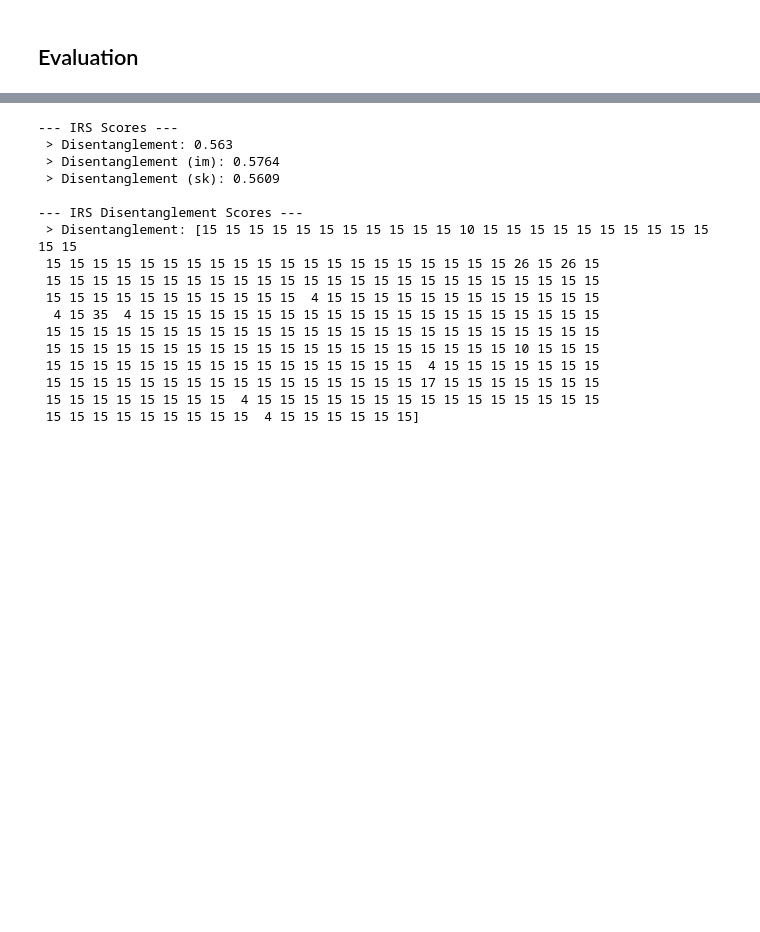
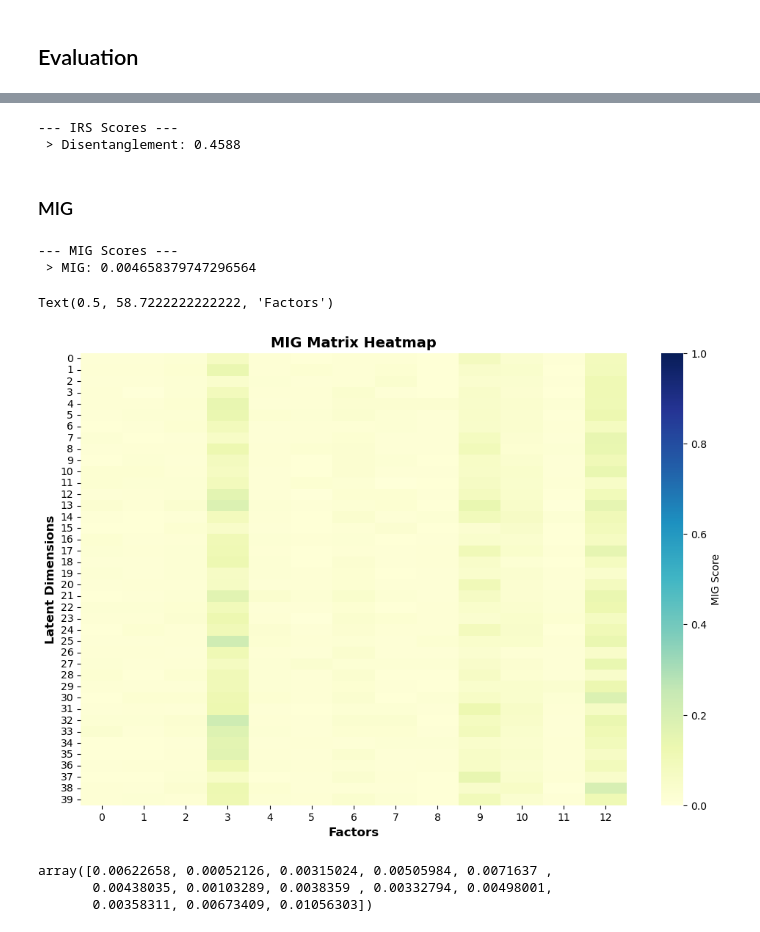
Before and after one commit to ClarysseArthur/VUB-MT-Development, a Jupyter notebook: Models/GenRKM-MMCelebHQ-V3/model.ipynb, the cells around one changed output, grey strips where cells are left out. Drawn from its saved outputs; the diff is of its cells as text; code cells hidden in the pictures; blank space fills up the shorter version.

```diff
--- a/Models/GenRKM-MMCelebHQ-V3/model.ipynb
+++ b/Models/GenRKM-MMCelebHQ-V3/model.ipynb
@@ -376,30 +392,21 @@ Z_subset = ['Brown_Hair','Pointy_Nose','Bangs','Blurry','Straight_Hair','Wavy_Ha
 class_names = get_classes()
 subset_indices = [class_names.index(cls) for cls in Z_subset]
 # %%
-C_s = []
-Z_s = []    # All labels
-Zs_s = []   # Subset of labels with low correlation for DCI
+Z_s = []
+Zs_s = []
 
 with torch.no_grad():
-    for data_im, data_sk, data_la in xtrain:     # (im, sk, labels)
-        data_im = data_im.to(opt.device)
-        data_sk = data_sk.to(opt.device)
-
-        c_im = net_im_en(data_im)               # (B,128)
-        c_sk = net_sk_en(data_sk)               # (B,128)
-
-        C_batch = torch.cat([c_im, c_sk], dim=1)  # (B,256)
-        C_s.append(C_batch.cpu().numpy())
+    for data_im, data_sk, data_la in xtrain:
+        data_la = data_la.to(opt.device)
 
         z_subset = data_la[:, subset_indices]
+
         Zs_s.append(z_subset.cpu().numpy())
         Z_s.append(data_la.cpu().numpy())
 
-C = np.concatenate(C_s, axis=0)                  # (N,256)
-Z = np.concatenate(Z_s, axis=0)                  # (N,40)
-Zs = np.concatenate(Zs_s, axis=0)                # (N,40)
+C = h.detach().cpu().numpy()            # use h only once
+Zs = np.concatenate(Zs_s, axis=0)       # (N, 13)
+Z  = np.concatenate(Z_s, axis=0)        # (N, 40)
 
-C_im = C[:, :128]                             # (N,128)
-C_sk = C[:, 128:]                             # (N,128)
-
-factor_types = ["discrete"] * 40
+factor_types_subset = ["discrete"] * Zs.shape[1]
+factor_types_full   = ["discrete"] * Z.shape[1]
@@ -481,23 +431,32 @@ irs_res_sk = compute_irs_from_multihot_labels(C_sk, Z)
 # %%
 print(f'--- IRS Scores ---')
 print(f' > Disentanglement: {round(irs_res["IRS"], 4)}')
-print(f' > Disentanglement (im): {round(irs_res_im["IRS"], 4)}')
-print(f' > Disentanglement (sk): {round(irs_res_sk["IRS"], 4)}')
 # %% [output]
 --- IRS Scores ---
- > Disentanglement: 0.563
- > Disentanglement (im): 0.5764
- > Disentanglement (sk): 0.5609
-
---- IRS Disentanglement Scores ---
- > Disentanglement: [15 15 15 15 15 15 15 15 15 15 15 10 15 15 15 15 15 15 15 15 15 15 15 15
- 15 15 15 15 15 15 15 15 15 15 15 15 15 15 15 15 15 15 15 15 26 15 26 15
- 15 15 15 15 15 15 15 15 15 15 15 15 15 15 15 15 15 15 15 15 15 15 15 15
- 15 15 15 15 15 15 15 15 15 15 15  4 15 15 15 15 15 15 15 15 15 15 15 15
-  4 15 35  4 15 15 15 15 15 15 15 15 15 15 15 15 15 15 15 15 15 15 15 15
- 15 15 15 15 15 15 15 15 15 15 15 15 15 15 15 15 15 15 15 15 15 15 15 15
- 15 15 15 15 15 15 15 15 15 15 15 15 15 15 15 15 15 15 15 15 10 15 15 15
- 15 15 15 15 15 15 15 15 15 15 15 15 15 15 15 15  4 15 15 15 15 15 15 15
- 15 15 15 15 15 15 15 15 15 15 15 15 15 15 15 15 17 15 15 15 15 15 15 15
- 15 15 15 15 15 15 15 15  4 15 15 15 15 15 15 15 15 15 15 15 15 15 15 15
- 15 15 15 15 15 15 15 15 15  4 15 15 15 15 15 15]
+ > Disentanglement: 0.4588
+# %% [markdown]
+### MIG
+# %%
+mig_res = compute_mig(C, Zs)
+
+print(f'--- MIG Scores ---')
+print(f' > MIG: {mig_res["MIG"]}')
+# %% [output]
+--- MIG Scores ---
+ > MIG: 0.004658379747296564
+# %%
+# Make heatmap of MIG matrix
+plt.figure(figsize=(12, 8))
+sns.heatmap(mig_res["MIG_matrix"], annot=False, fmt=".4f", cmap="YlGnBu", cbar_kws={'label': 'MIG Score'}, vmin=0, vmax=1)
+plt.title('MIG Matrix Heatmap', size=14, weight='bold')
+plt.ylabel('Latent Dimensions', size=12, weight='bold')
+plt.xlabel('Factors', size=12, weight='bold')
+# %% [output]
+Text(0.5, 58.7222222222222, 'Factors')
+[figure, added]
+# %%
+mig_res["per_factor"]
+# %% [output]
+array([0.00622658, 0.00052126, 0.00315024, 0.00505984, 0.0071637 ,
+       0.00438035, 0.00103289, 0.0038359 , 0.00332794, 0.00498001,
+       0.00358311, 0.00673409, 0.01056303])
```
Also changed, not shown: parts of 19 cells of this notebook, 9 other files.
